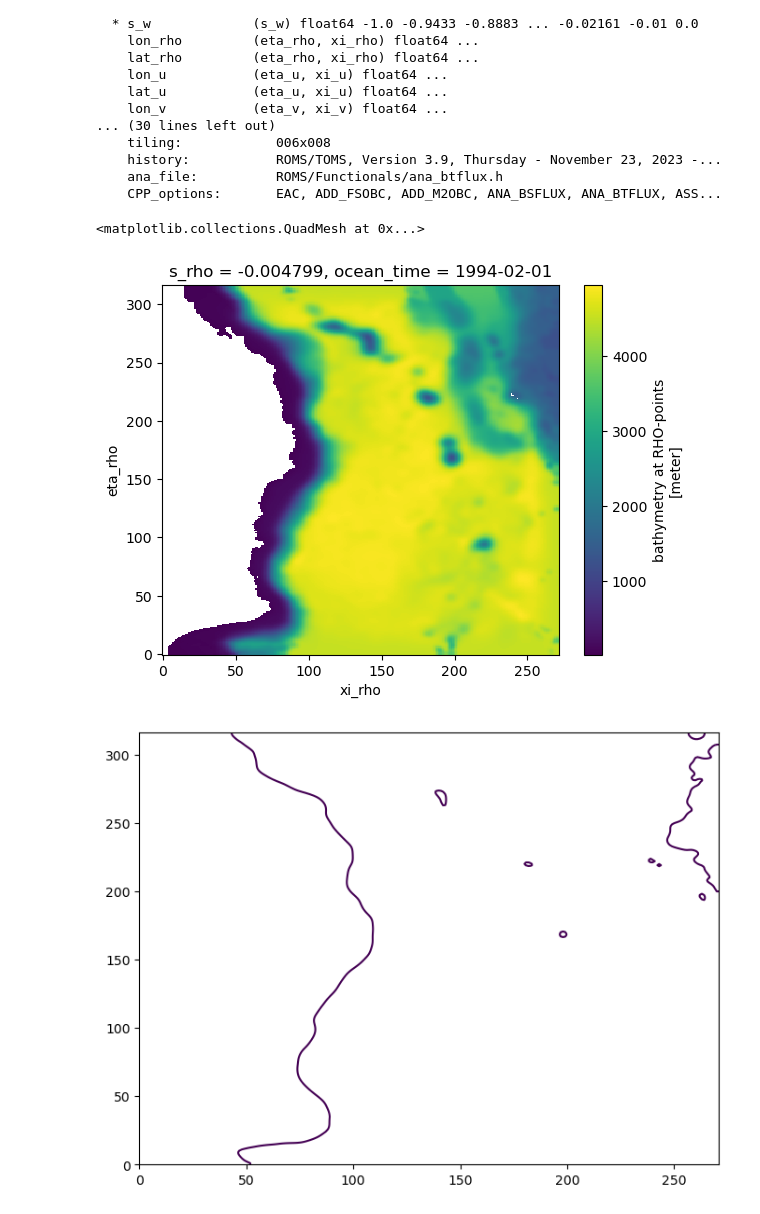
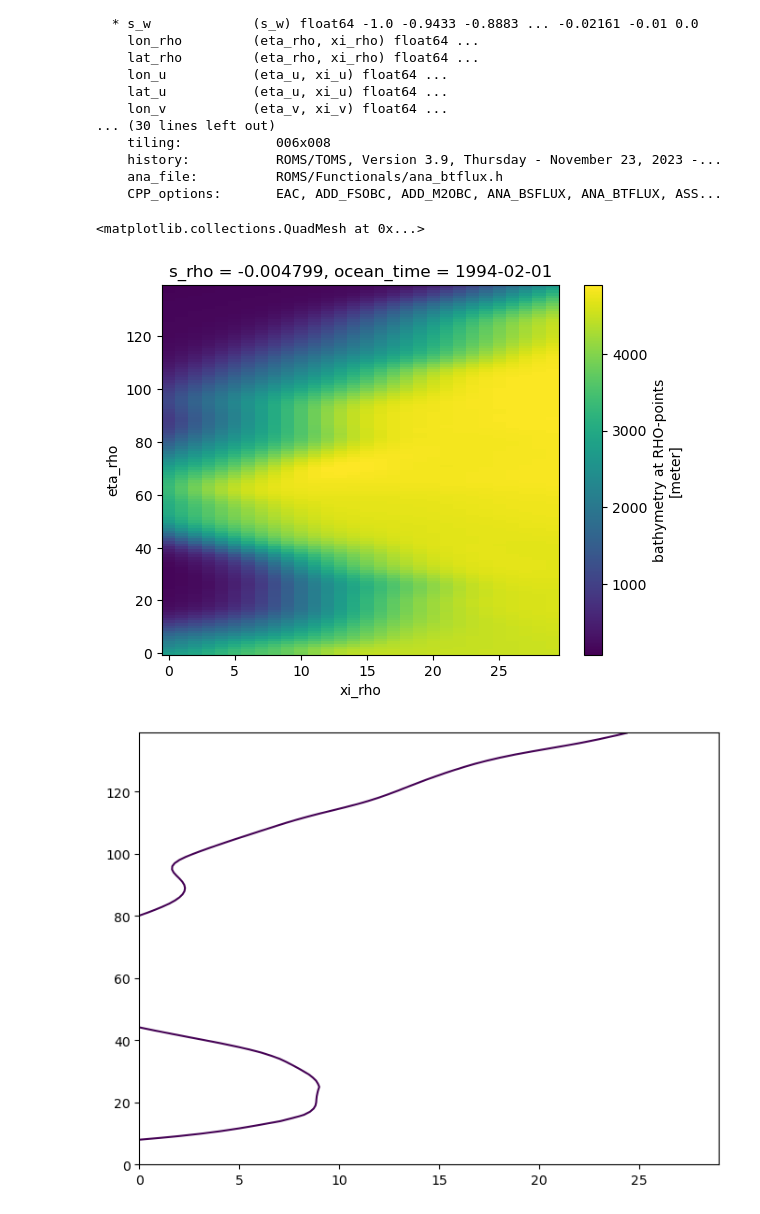
Before and after one commit to fncsobral/waom_notebook, a Jupyter notebook: OHB_shelf/Cross-1500m/testing.ipynb, the cells around one changed output. Saved outputs shown, nothing was run; the diff lists cells and outputs as text; code cells hidden in the pictures.

```diff
--- a/OHB_shelf/Cross-1500m/testing.ipynb
+++ b/OHB_shelf/Cross-1500m/testing.ipynb
@@ -24,27 +24,29 @@ Coordinates:
     ana_file:          ROMS/Functionals/ana_btflux.h
     CPP_options:       EAC, ADD_FSOBC, ADD_M2OBC, ANA_BSFLUX, ANA_BTFLUX, ASS...
 # %%
+xi_slice = slice(80, 110)
+eta_slice = slice(10, 150)
 
-lat_rho = dg["lat_rho"]
-lon_rho = dg["lon_rho"]
-lat_u = dg["lat_u"]
-lon_u = dg["lon_u"]
-lat_v = dg["lat_v"]
-lon_v = dg["lon_v"]
-pm = dg["pm"]
-pn = dg["pn"]
-h = dg["h"]
+lat_rho = dg["lat_rho"].isel(eta_rho=eta_slice, xi_rho=xi_slice)
+lon_rho = dg["lon_rho"].isel(eta_rho=eta_slice, xi_rho=xi_slice)
+lat_u = dg["lat_u"].isel(eta_u=eta_slice, xi_u=xi_slice)
+lon_u = dg["lon_u"].isel(eta_u=eta_slice, xi_u=xi_slice)
+lat_v = dg["lat_v"].isel(eta_v=eta_slice, xi_v=xi_slice)
+lon_v = dg["lon_v"].isel(eta_v=eta_slice, xi_v=xi_slice)
+pm = dg["pm"].isel(eta_rho=eta_slice, xi_rho=xi_slice)
+pn = dg["pn"].isel(eta_rho=eta_slice, xi_rho=xi_slice)
+h = dg["h"].isel(eta_rho=eta_slice, xi_rho=xi_slice)
 
 area=np.divide(1,pm*pn)
 # %%
-land_mask = np.isnan(dg.temp.isel(ocean_time=0, s_rho=-1))
+land_mask = np.isnan(dg.temp.isel(ocean_time=0, s_rho=-1, eta_rho=eta_slice, xi_rho=xi_slice))
 # %%
 # dg.temp.isel(ocean_time=0, s_rho=-1).where(~land_mask).where(h <= 200).isel(eta_rho=slice(30, -50), xi_rho=slice(30, -170)).plot(y='lat_rho', x='lon_rho')
 h = h.where(~land_mask)
 h.plot()
 # %% [output]
 <matplotlib.collections.QuadMesh at 0x...>
-[figure, old version]
+[figure, new version]
 # %%
 # Fill in land with zeros:
 h = h.fillna(0)
@@ -52,31 +54,27 @@ h = h.fillna(0)
 # %%
 contour_depth = 1500.
 
 grid_sel = 't'
-if grid_sel == 'u':
-    x_var = lon_u
-    y_var = lat_u
-elif grid_sel == 't':
-    x_var = lon_rho
-    y_var = lat_rho
+x_var = lon_rho
+y_var = lat_rho
 
 fig = plt.figure(figsize = (8, 6))
 count = 164 # contour 87 for 2000m isobath, 165 for 1500m
 x_contour = []
 y_contour = []
-
 
 # Create the contour:
 sc = plt.contour(h, levels=[contour_depth])
 for collection in sc.collections:
     for path in collection.get_paths():
         # print(collection.get_paths())
 
-        count += 1
-        if count ==  212:
-            # Write down the lat/lon indices
-            for ii in range(np.size(path.vertices[:,0])):
+        # count += 1
+        # if count ==  212:
+        # Write down the lat/lon indices
+        for ii in range(np.size(path.vertices[:,0])):
+            if int(np.round(path.vertices[ii][0])) < 125:   #FS added to select only the shelf break contour
                 x_contour.append(int(np.round(path.vertices[ii][0])))
                 y_contour.append(int(np.round(path.vertices[ii][1])))
 # %% [output]
-[figure, old version]
+[figure, new version]
```
Also changed, not shown: parts of 35 cells of this notebook.
